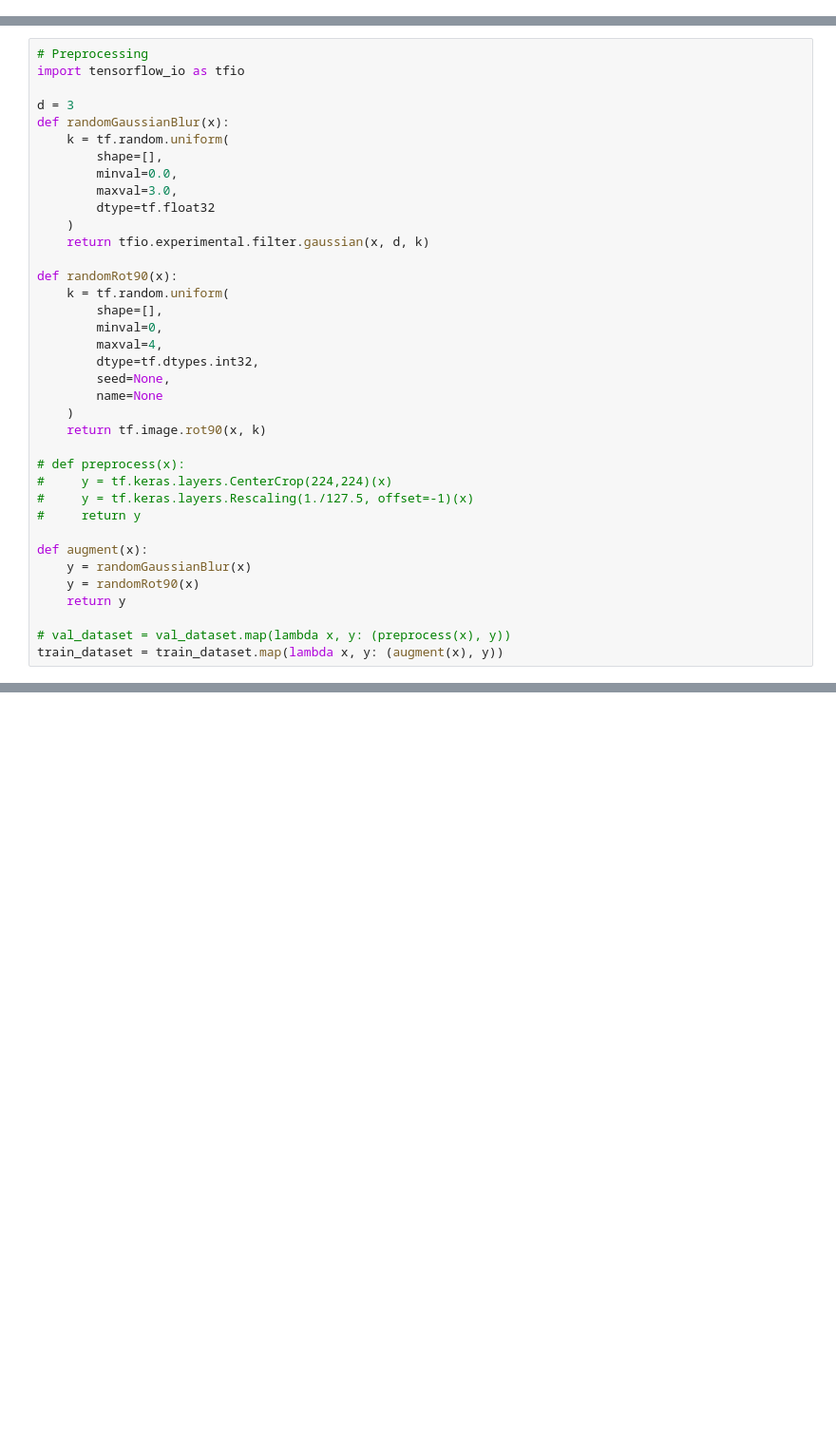
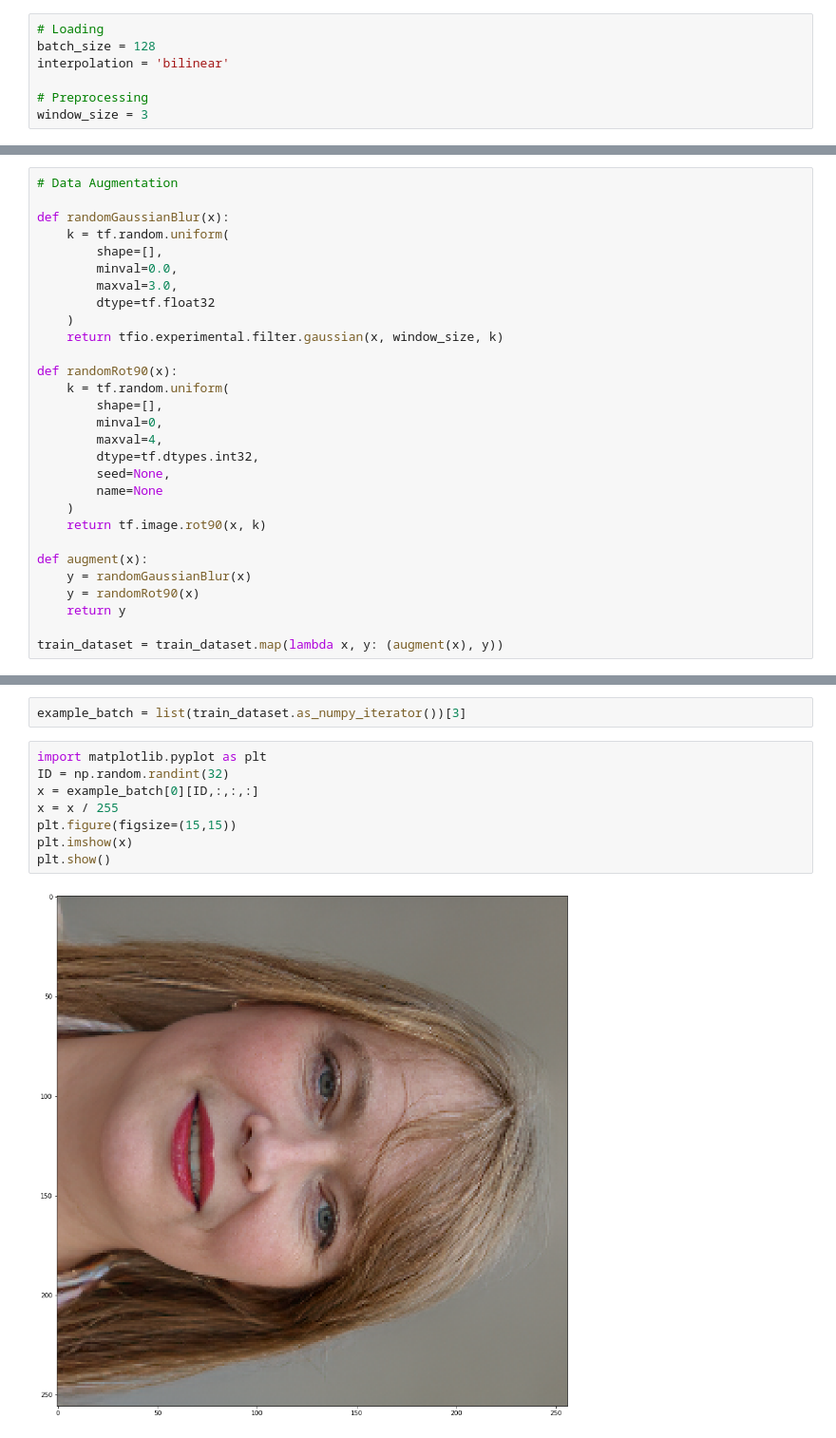
Before and after one commit to FabioBoccia/Progetto_ESM, a Jupyter notebook: Progetto_Bozza_1.ipynb, the cells around one changed output, grey strips where cells are left out. Shown: that part at 95% size. Saved outputs shown, nothing was run; the diff lists cells and outputs as text; blank space fills up the shorter version.

```diff
--- a/Progetto_Bozza_1.ipynb
+++ b/Progetto_Bozza_1.ipynb
@@ -2,0 +5,7 @@
+# %%
+# Loading
+batch_size = 128
+interpolation = 'bilinear'
+
+# Preprocessing
+window_size = 3
@@ -95,8 +139,6 @@ Using 1000 files for validation.
 # %%
-# Preprocessing
-import tensorflow_io as tfio
+# Data Augmentation
 
-d = 3
 def randomGaussianBlur(x):
     k = tf.random.uniform(
         shape=[],
@@ -104,7 +146,7 @@ def randomGaussianBlur(x):
         maxval=3.0,
         dtype=tf.float32
     )
-    return tfio.experimental.filter.gaussian(x, d, k)
+    return tfio.experimental.filter.gaussian(x, window_size, k)
 
 def randomRot90(x):
     k = tf.random.uniform(
@@ -117,16 +159,10 @@ def randomRot90(x):
     )
     return tf.image.rot90(x, k)
 
-# def preprocess(x):
-#     y = tf.keras.layers.CenterCrop(224,224)(x)
-#     y = tf.keras.layers.Rescaling(1./127.5, offset=-1)(x)
-#     return y
-
 def augment(x):
     y = randomGaussianBlur(x)
     y = randomRot90(x)
     return y
 
-# val_dataset = val_dataset.map(lambda x, y: (preprocess(x), y))
 train_dataset = train_dataset.map(lambda x, y: (augment(x), y))
 # %%
@@ -284,0 +292,12 @@ Found 1000 files belonging to 2 classes.
+# %%
+example_batch = list(train_dataset.as_numpy_iterator())[3]
+# %%
+import matplotlib.pyplot as plt
+ID = np.random.randint(32)
+x = example_batch[0][ID,:,:,:]
+x = x / 255
+plt.figure(figsize=(15,15))
+plt.imshow(x)
+plt.show()
+# %% [output]
+[figure, added]
```
Also changed, not shown: parts of 20 cells of this notebook.
